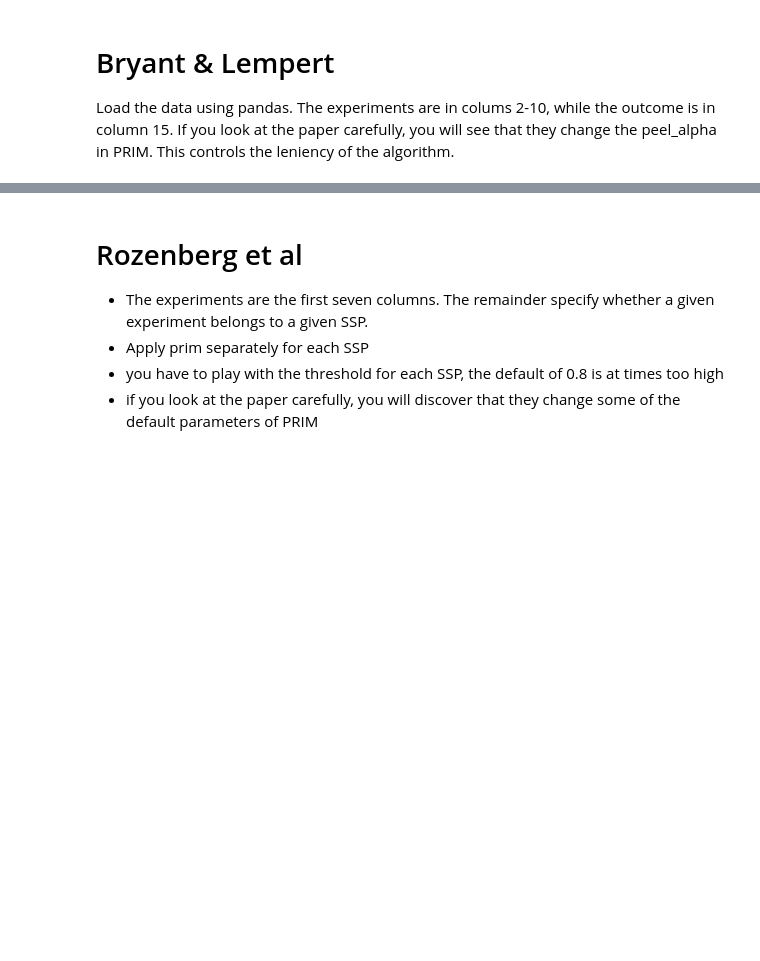
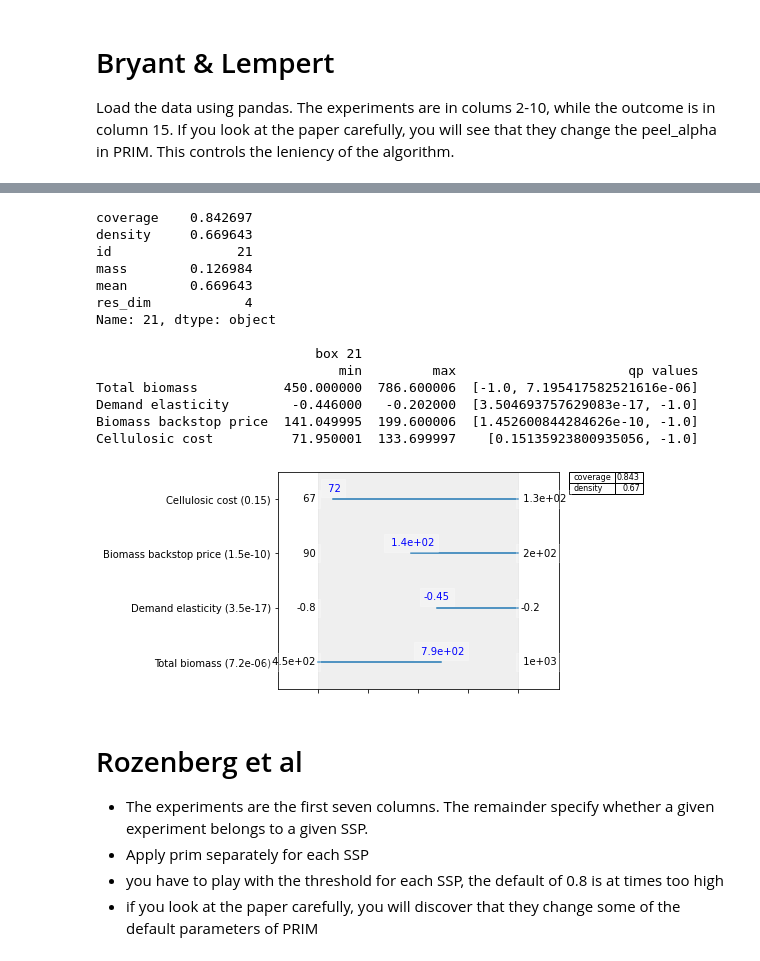
Before and after one commit to Lischip/FabiosDecisions, a Jupyter notebook: epa1361/Week 3-4 - vulnerability analysis/assignment 4 - scenario discovery.ipynb, the cells around one changed output, grey strips where cells are left out. Cells and saved outputs as stored; diff of their text form; code cells hidden in the pictures; blank space fills up the shorter version.

```diff
--- a/epa1361/Week 3-4 - vulnerability analysis/assignment 4 - scenario discovery.ipynb
+++ b/epa1361/Week 3-4 - vulnerability analysis/assignment 4 - scenario discovery.ipynb
@@ -11,3 +52,25 @@ Load the data using pandas. The experiments are in colums 2-10, while the outcom
+# %%
+# From fig. 3 we see that Scenario A is #21
+
+box1.inspect(21)
+box1.inspect(21,style='graph')
+plt.show()
+# %% [output]
+coverage    0.842697
+density     0.669643
+id                21
+mass        0.126984
+mean        0.669643
+res_dim            4
+Name: 21, dtype: object
+
+                            box 21
+                               min         max                      qp values
+Total biomass           450.000000  786.600006  [-1.0, 7.195417582521616e-06]
+Demand elasticity        -0.446000   -0.202000  [3.504693757629083e-17, -1.0]
+Biomass backstop price  141.049995  199.600006  [1.452600844284626e-10, -1.0]
+Cellulosic cost          71.950001  133.699997    [0.15135923800935056, -1.0]
+[figure, added]
 # %% [markdown]
 # Rozenberg et al
 
```
Also changed, not shown: parts of 4 cells of this notebook.
